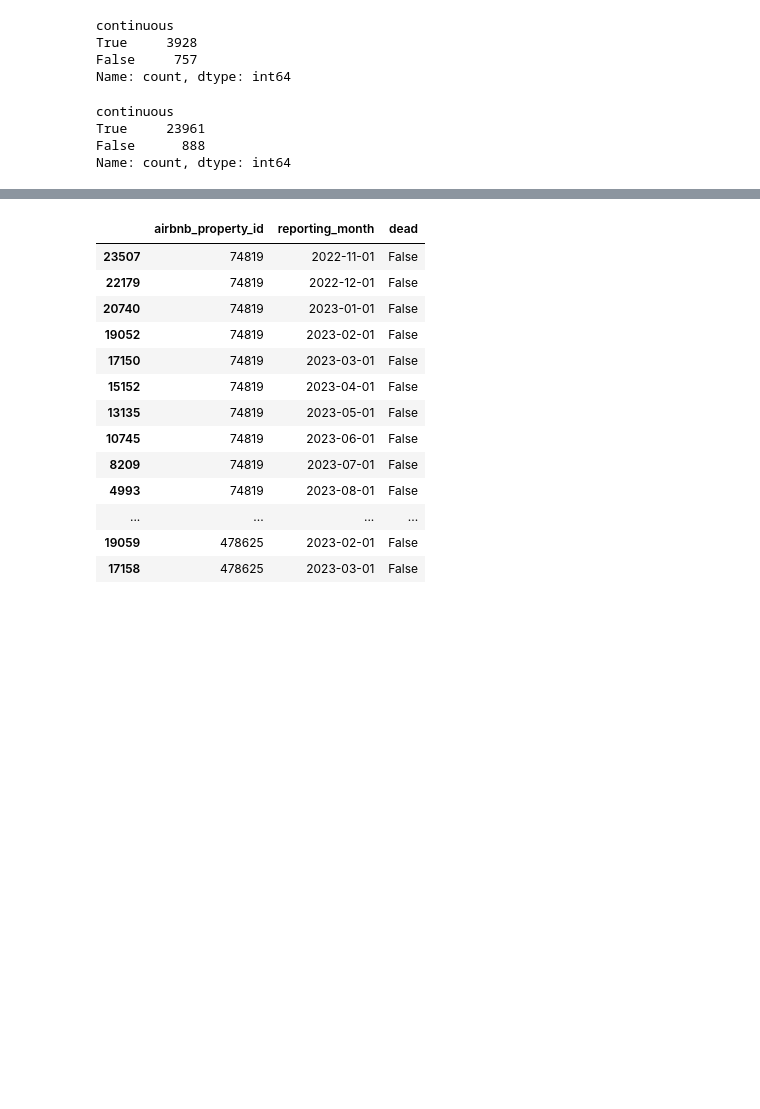
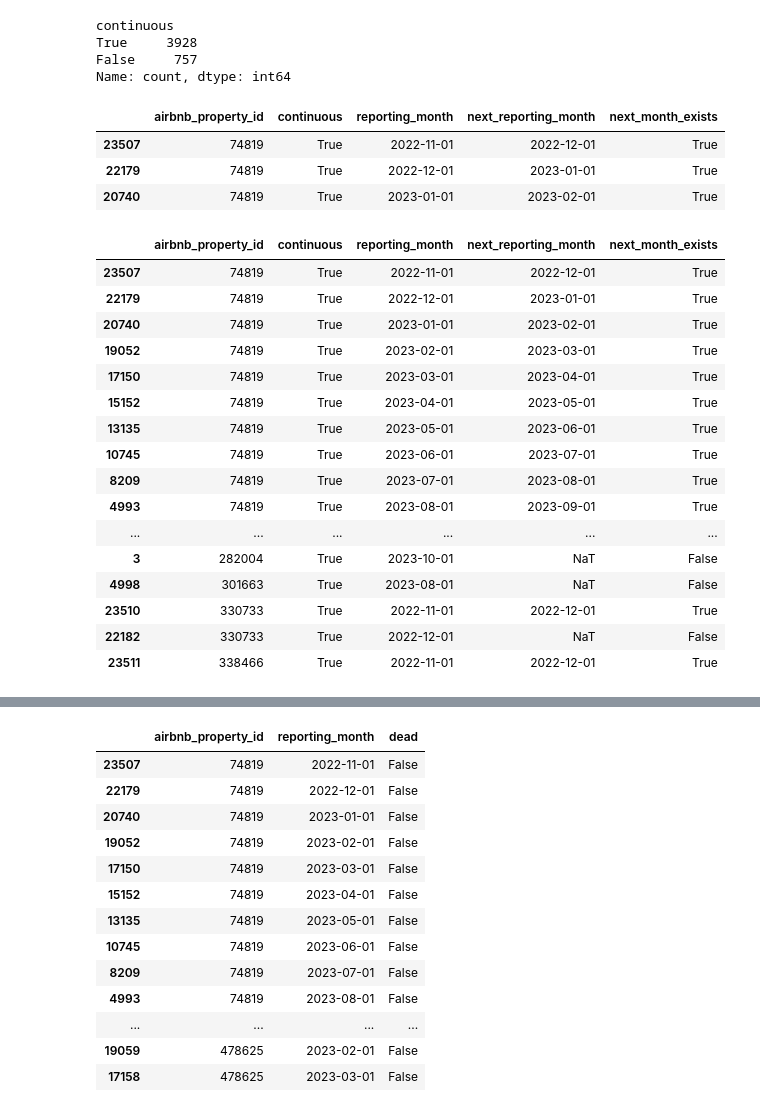
Before and after one commit to gianmaria-fsxz/airbnb-bc, a Jupyter notebook: eda.ipynb, the cells around one changed output, grey strips where cells are left out. Cells and saved outputs as stored; diff of their text form; code cells hidden in the pictures; blank space fills up the shorter version.

```diff
--- a/eda.ipynb
+++ b/eda.ipynb
@@ -97,11 +97,41 @@ distinct_occurences = df_brighton.groupby('reporting_month')['airbnb_property_id
 df_brighton['distinct_occurences'] = df_brighton['reporting_month'].map(distinct_occurences)
 # %%
 df_brighton['last_month'] = df_brighton.groupby("airbnb_property_id")['reporting_month'].transform("max")
-df_brighton['dead'] = df_brighton['last_month'] + pd.tseries.offsets.DateOffset(months=3) < '2024-01-01'
+df_brighton['dead'] = df_brighton['last_month'] + pd.tseries.offsets.DateOffset(months=2) < '2023-10-01'
-# %%
-df_brighton.continuous.value_counts()
-# %% [output]
-continuous
-True     23961
-False      888
-Name: count, dtype: int64
+# %%
+
+df_brighton.sort_values(by=['airbnb_property_id', 'reporting_month'], inplace=True)
+
+# Shift the reporting_month column by one row for each airbnb_property_id
+df_brighton['next_reporting_month'] = df_brighton.groupby('airbnb_property_id')['reporting_month'].shift(-1)
+
+# Create a new column that is True if the next month's row exists for that airbnb_property_id
+df_brighton['next_month_exists'] = ~df_brighton['next_reporting_month'].isnull()
+
+df_brighton.sort_values(by=['airbnb_property_id', 'reporting_month'])[['airbnb_property_id', 'continuous', 'reporting_month', 'next_reporting_month', 'next_month_exists']].head(3)
+# %% [output]
+|  | airbnb_property_id | continuous | reporting_month | next_reporting_month | next_month_exists |
+| 23507 | 74819 | True | 2022-11-01 | 2022-12-01 | True |
+| 22179 | 74819 | True | 2022-12-01 | 2023-01-01 | True |
+| 20740 | 74819 | True | 2023-01-01 | 2023-02-01 | True |
+# %%
+# df_brighton[(df_brighton.reporting_month != '2023-10-01') & (df_brighton.next_month_exists == False) ]\
+df_brighton.sort_values(by=['airbnb_property_id', 'reporting_month'])[['airbnb_property_id', 'continuous', 'reporting_month', 'next_reporting_month', 'next_month_exists']].head(50)
+# %% [output]
+|  | airbnb_property_id | continuous | reporting_month | next_reporting_month | next_month_exists |
+| 23507 | 74819 | True | 2022-11-01 | 2022-12-01 | True |
+| 22179 | 74819 | True | 2022-12-01 | 2023-01-01 | True |
+| 20740 | 74819 | True | 2023-01-01 | 2023-02-01 | True |
+| 19052 | 74819 | True | 2023-02-01 | 2023-03-01 | True |
+| 17150 | 74819 | True | 2023-03-01 | 2023-04-01 | True |
+| 15152 | 74819 | True | 2023-04-01 | 2023-05-01 | True |
+| 13135 | 74819 | True | 2023-05-01 | 2023-06-01 | True |
+| 10745 | 74819 | True | 2023-06-01 | 2023-07-01 | True |
+| 8209 | 74819 | True | 2023-07-01 | 2023-08-01 | True |
+| 4993 | 74819 | True | 2023-08-01 | 2023-09-01 | True |
+| ... | ... | ... | ... | ... | ... |
+| 3 | 282004 | True | 2023-10-01 | NaT | False |
+| 4998 | 301663 | True | 2023-08-01 | NaT | False |
+| 23510 | 330733 | True | 2022-11-01 | 2022-12-01 | True |
+| 22182 | 330733 | True | 2022-12-01 | NaT | False |
+| 23511 | 338466 | True | 2022-11-01 | 2022-12-01 | True |
```
Also changed, not shown: parts of 7 cells of this notebook.
